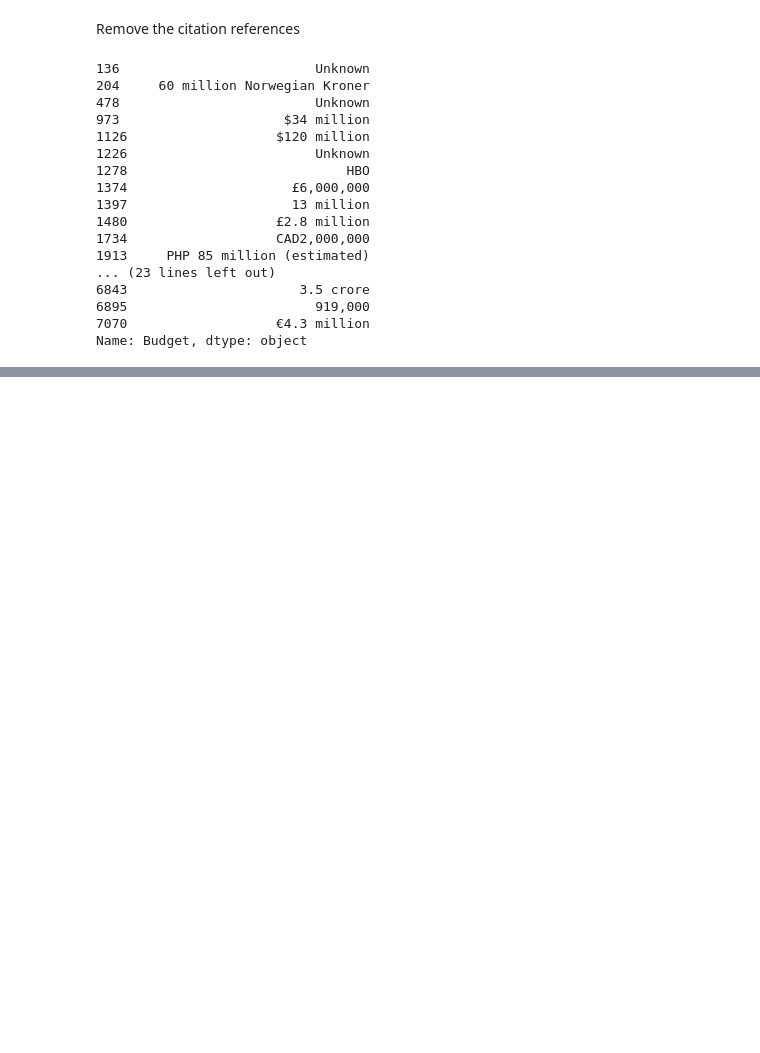
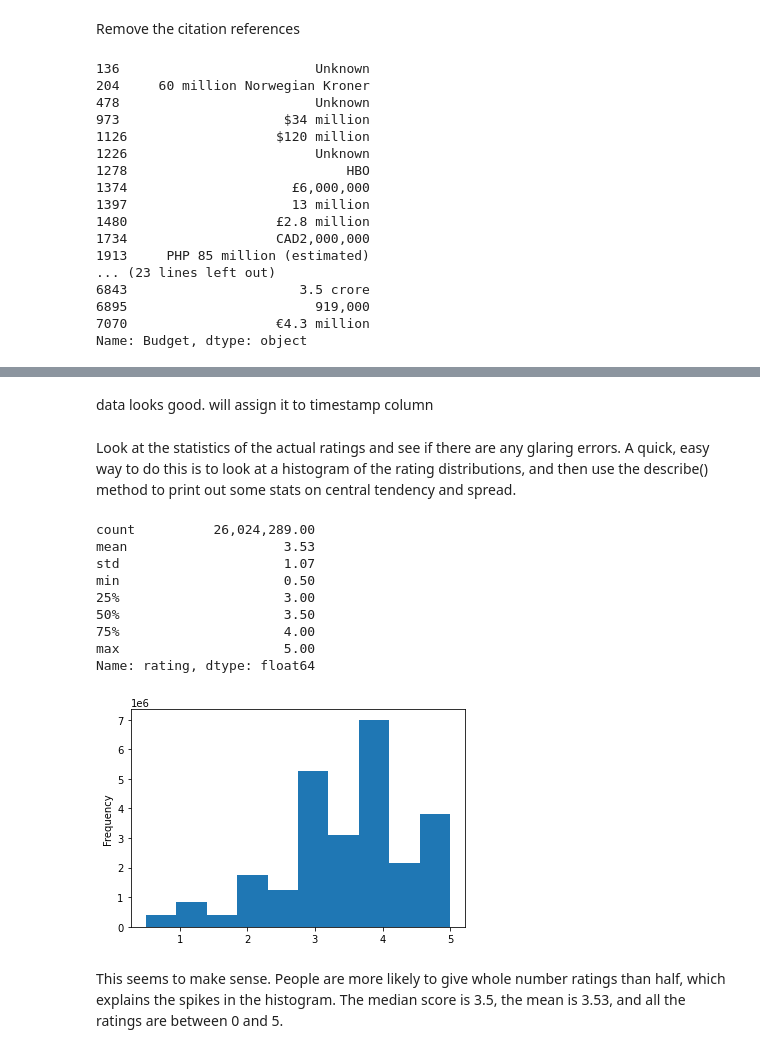
Before and after one commit to SailFish17/Mod_8_Movies-ETL, a Jupyter notebook: mod_8_ETL_online_classwork.ipynb, the cells around one changed output, grey strips where cells are left out. Drawn from its saved outputs; the diff is of its cells as text; code cells hidden in the pictures; blank space fills up the shorter version.

Commit message:
kaggle data cleaned, parsed and converted

```diff
--- a/mod_8_ETL_online_classwork.ipynb
+++ b/mod_8_ETL_online_classwork.ipynb
@@ -745,0 +864,23 @@ wiki_movies_df.drop('Running time', axis=1, inplace=True)
+# %% [markdown]
+data looks good.  will assign it to timestamp column
+# %%
+ratings['timestamp'] = pd.to_datetime(ratings['timestamp'], unit='s')
+# %% [markdown]
+Look at the statistics of the actual ratings and see if there are any glaring errors. A quick, easy way to do this is to look at a histogram of the rating distributions, and then use the describe() method to print out some stats on central tendency and spread.
+# %%
+pd.options.display.float_format = '{:20,.2f}'.format
+ratings['rating'].plot(kind='hist')
+ratings['rating'].describe()
+# %% [output]
+count          26,024,289.00
+mean                    3.53
+std                     1.07
+min                     0.50
+25%                     3.00
+50%                     3.50
+75%                     4.00
+max                     5.00
+Name: rating, dtype: float64
+[figure, added]
+# %% [markdown]
+This seems to make sense. People are more likely to give whole number ratings than half, which explains the spikes in the histogram. The median score is 3.5, the mean is 3.53, and all the ratings are between 0 and 5.
```
Also changed, not shown: parts of 79 cells of this notebook.
